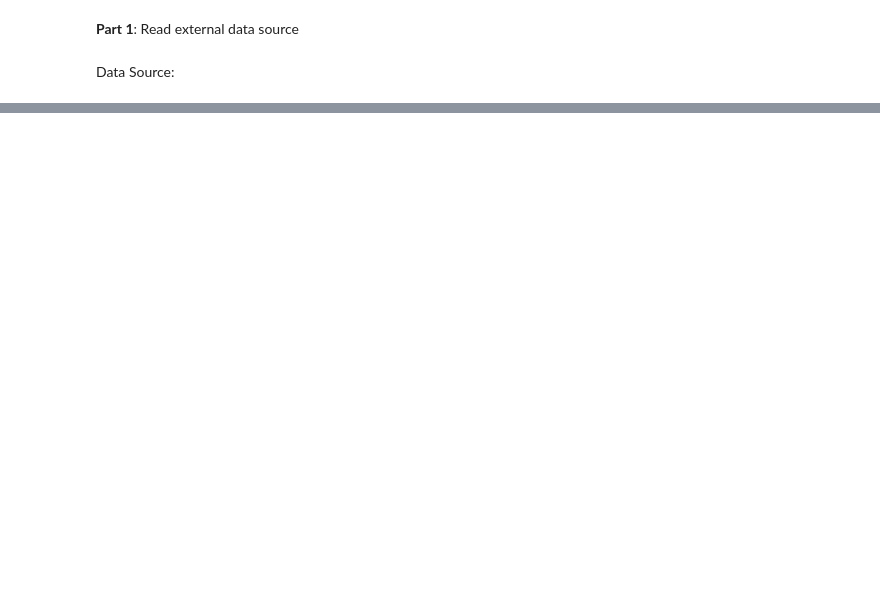
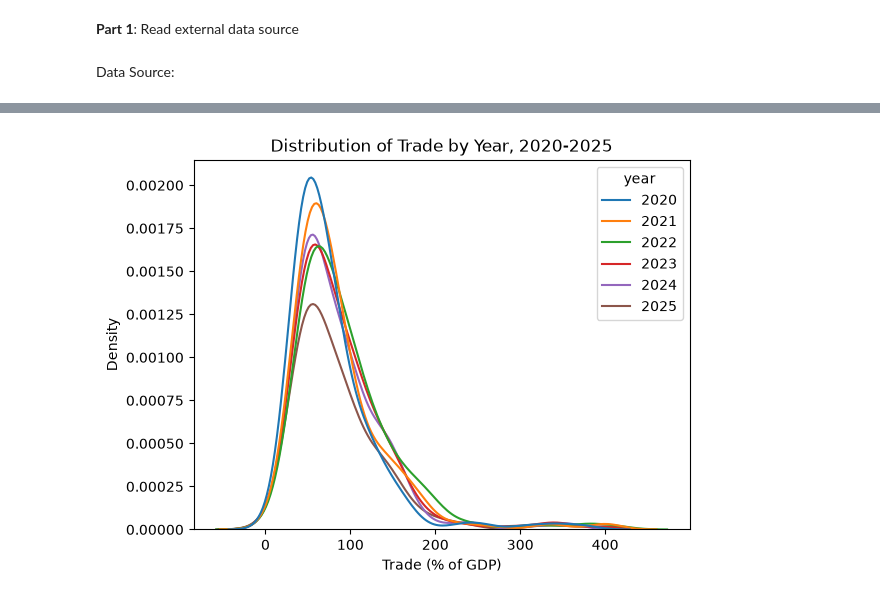
Before and after one commit to lukelowe19/STA556-HW-2, a Jupyter notebook: notebooks/hw_2.ipynb, the cells around one changed output, grey strips where cells are left out. Cells and saved outputs as stored; diff of their text form; code cells hidden in the pictures; blank space fills up the shorter version.

```diff
--- a/notebooks/hw_2.ipynb
+++ b/notebooks/hw_2.ipynb
@@ -44,0 +105,18 @@ Name: Albania, dtype: float64
+# %%
+trade_data = df_reshape.dropna(subset=["trade"]).assign(year=lambda d: d["year"].astype(str))
+trade_density = sns.kdeplot(
+    data=trade_data, x="trade", hue ="year"
+)
+trade_density.set(
+    title="Distribution of Trade by Year, 2020-2025",
+    xlabel="Trade (% of GDP)",
+    ylabel="Density",
+)
+trade_density.figure.savefig(
+    "../figures/"
+    "Dist_of_trade.png",
+    dpi=300,
+    bbox_inches="tight"
+)
+# %% [output]
+[figure, added]
```
Also changed, not shown: parts of 17 cells of this notebook, 3 other files.
